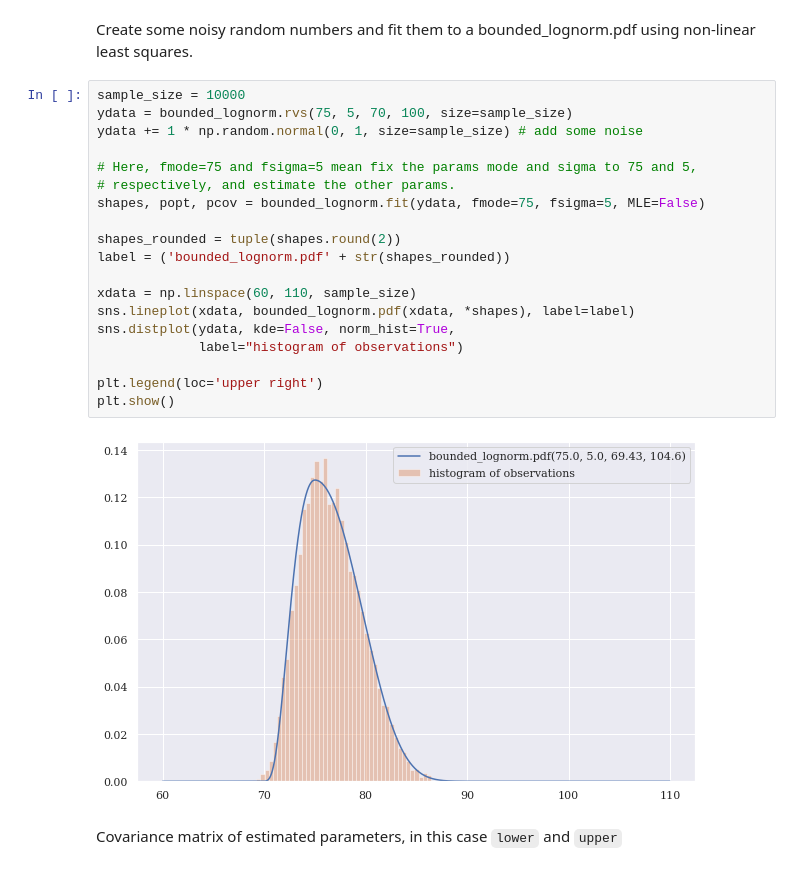
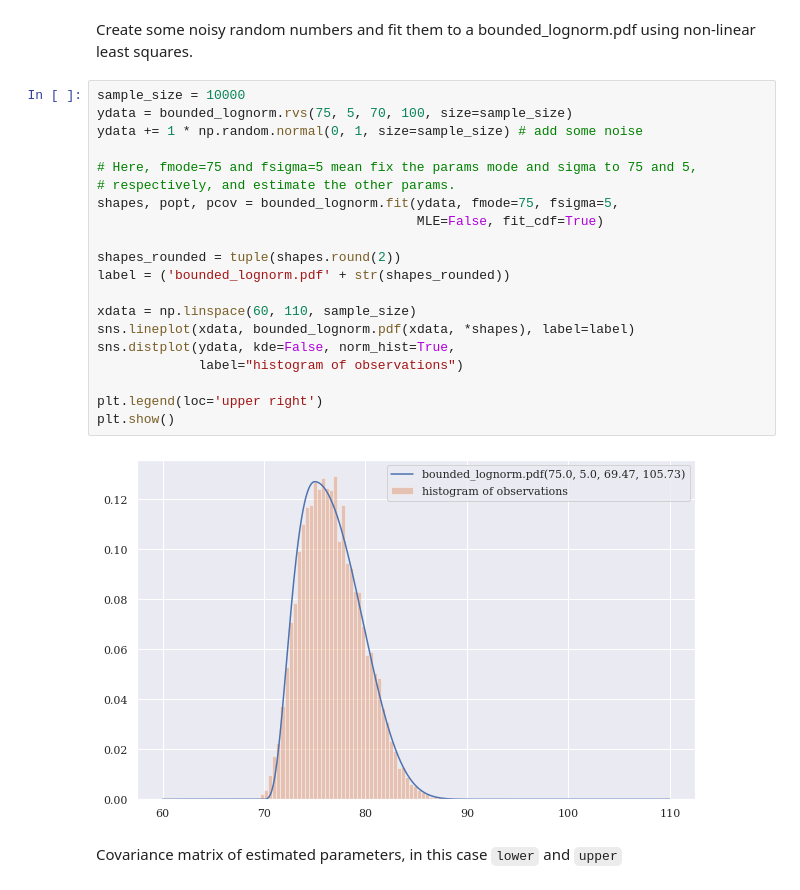
Before and after one commit to tedteske/bounded_lognorm, a Jupyter notebook: bounded_lognorm.ipynb, the cells around one changed output. Drawn from its saved outputs; the diff is of its cells as text.

```diff
--- a/bounded_lognorm.ipynb
+++ b/bounded_lognorm.ipynb
@@ -742,24 +897,25 @@ Create some noisy random numbers and fit them to a bounded_lognorm.pdf using non
 # %%
 sample_size = 10000
 ydata = bounded_lognorm.rvs(75, 5, 70, 100, size=sample_size)
 ydata += 1 * np.random.normal(0, 1, size=sample_size) # add some noise
 
 # Here, fmode=75 and fsigma=5 mean fix the params mode and sigma to 75 and 5,
 # respectively, and estimate the other params.
-shapes, popt, pcov = bounded_lognorm.fit(ydata, fmode=75, fsigma=5, MLE=False)
+shapes, popt, pcov = bounded_lognorm.fit(ydata, fmode=75, fsigma=5,
+                                         MLE=False, fit_cdf=True)
 
 shapes_rounded = tuple(shapes.round(2))
 label = ('bounded_lognorm.pdf' + str(shapes_rounded))
 
 xdata = np.linspace(60, 110, sample_size)
 sns.lineplot(xdata, bounded_lognorm.pdf(xdata, *shapes), label=label)
 sns.distplot(ydata, kde=False, norm_hist=True,
              label="histogram of observations")
 
 plt.legend(loc='upper right')
 plt.show()
 # %% [output]
-[figure, old version]
+[figure, new version]
 # %% [markdown]
 Covariance matrix of estimated parameters, in this case `lower` and `upper`
 # %%
```
Also changed, not shown: parts of 47 cells of this notebook.
